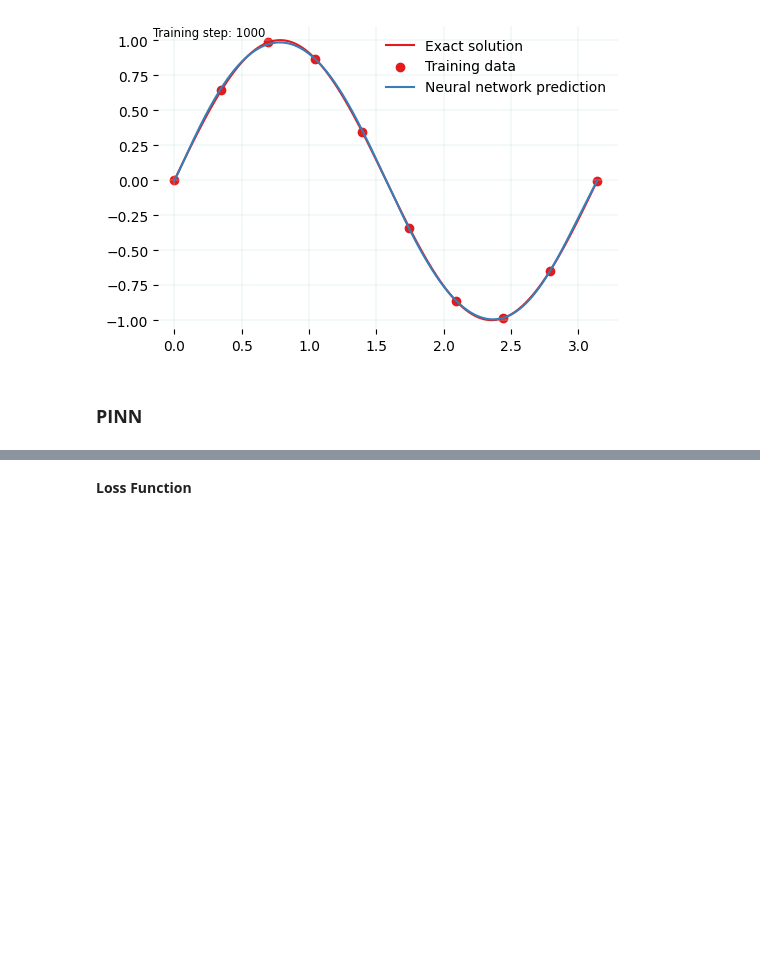
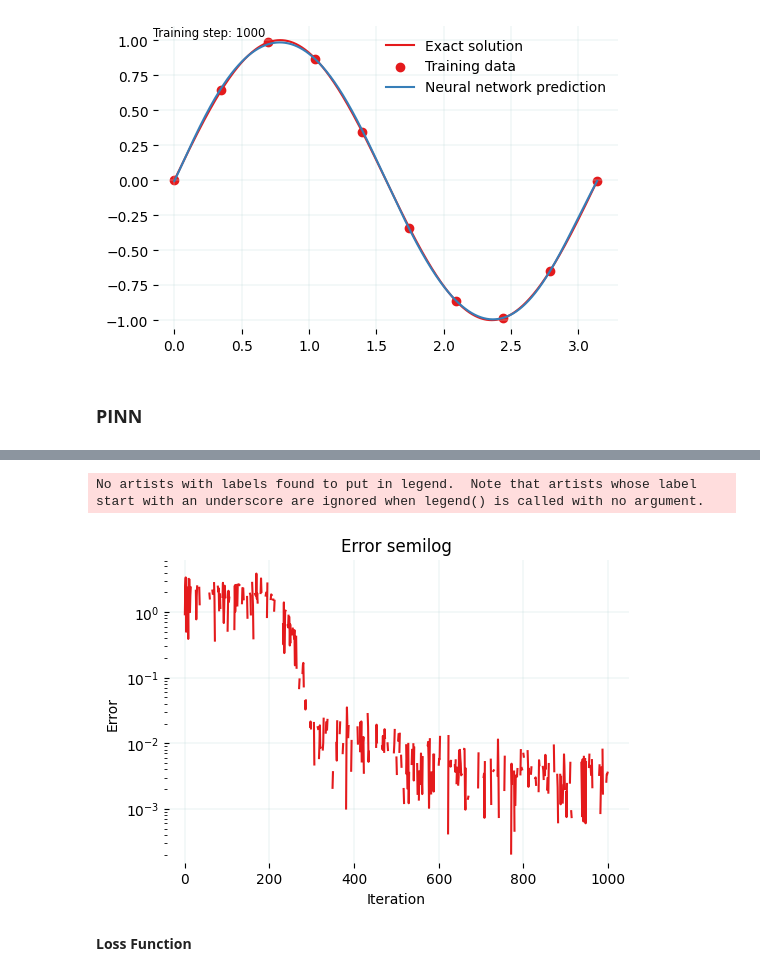
Before and after one commit to jpaguilarc99/PIML-EDP, a Jupyter notebook: PoissonPINNs/Poisson1D_NNvsPINN/Poisson1D_PINN.ipynb, the cells around one changed output, grey strips where cells are left out. Drawn from its saved outputs; the diff is of its cells as text; code cells hidden in the pictures; blank space fills up the shorter version.

```diff
--- a/PoissonPINNs/Poisson1D_NNvsPINN/Poisson1D_PINN.ipynb
+++ b/PoissonPINNs/Poisson1D_NNvsPINN/Poisson1D_PINN.ipynb
@@ -272,3 +294,20 @@ with plt.style.context(style):
+# %%
+with plt.style.context(style):
+    fig = plt.figure()
+    ax = plt.subplot(111)
+    plt.title("Error semilog")
+    plt.semilogy(L2_errors)
+    plt.xlabel("Iteration")
+    plt.ylabel('Error')
+    plt.legend()
+
+    # Guardar la gráfica
+    plt.savefig('ffnn_sen_physics_semilogy_loss_function.png', dpi=300, bbox_inches='tight')
+
+    plt.show()
+# %% [output]
+No artists with labels found to put in legend.  Note that artists whose label start with an underscore are ignored when legend() is called with no argument.
+[figure, added]
 # %% [markdown]
 **Loss Function**
 # %%
```
Also changed, not shown: parts of 6 cells of this notebook, 2 other files.
